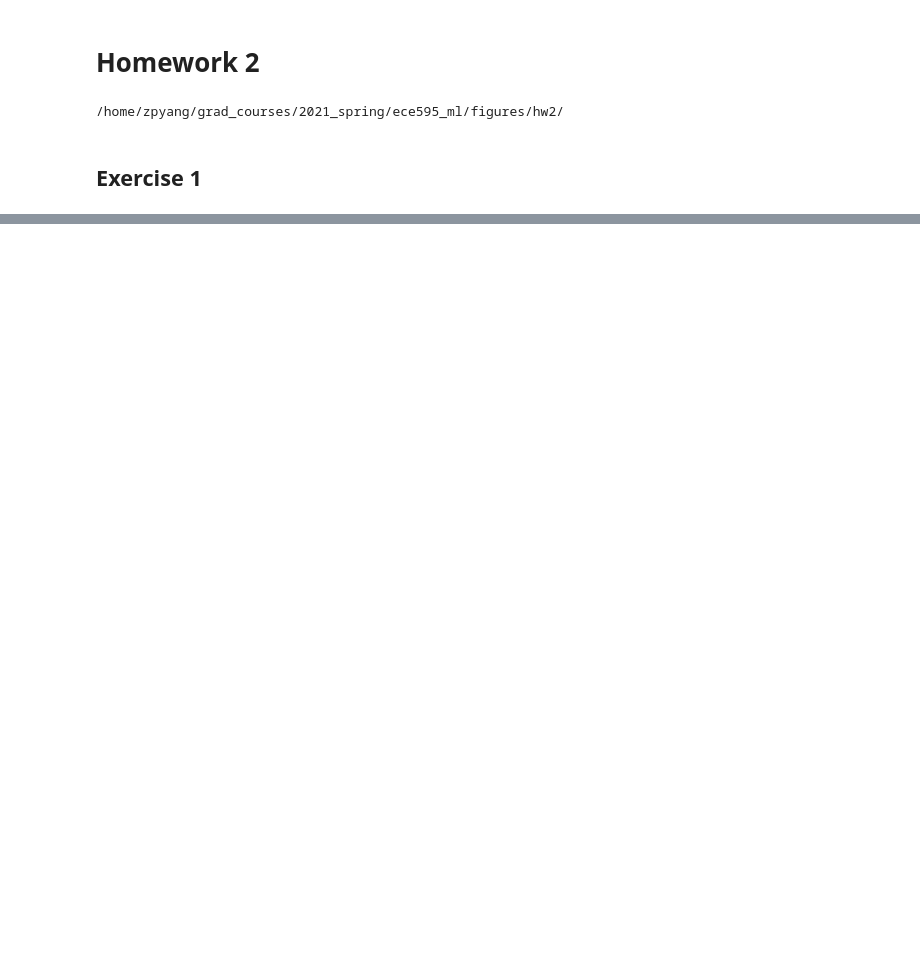
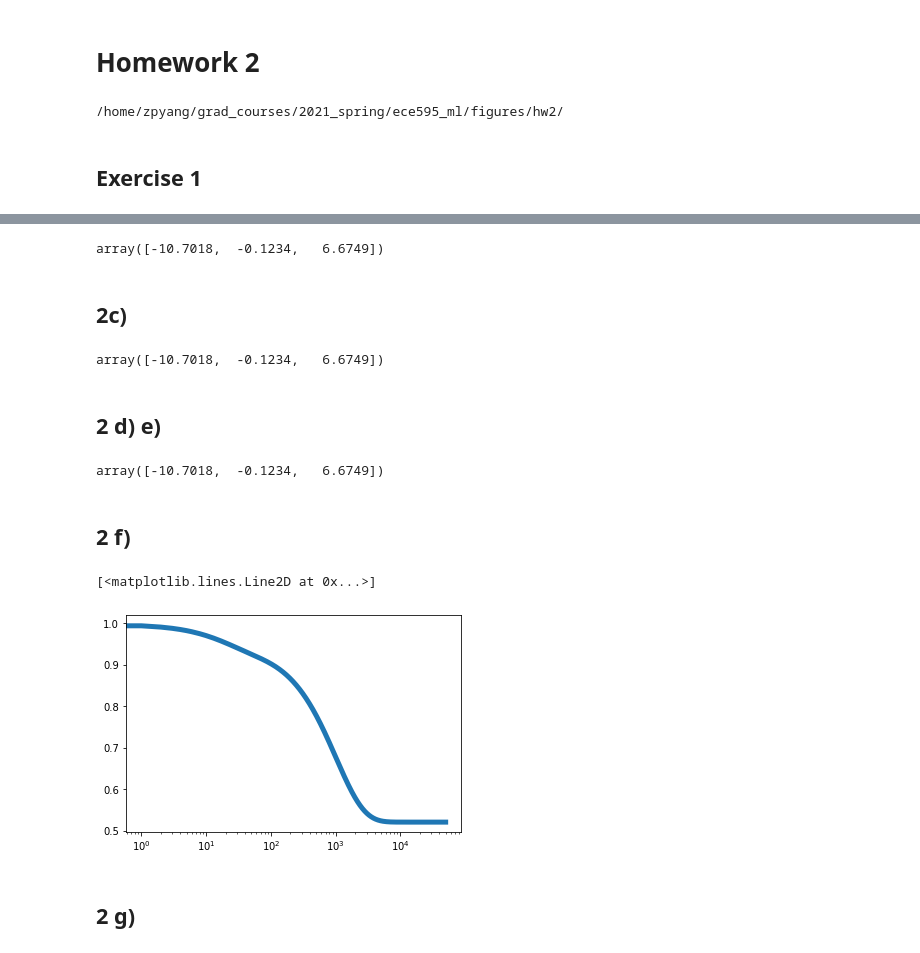
Before and after one commit to zp-yang/grad_courses, a Jupyter notebook: 2021_spring/ece595_ml/hw2.ipynb, the cells around one changed output, grey strips where cells are left out. Saved outputs shown, nothing was run; the diff lists cells and outputs as text; code cells hidden in the pictures; blank space fills up the shorter version.

```diff
--- a/2021_spring/ece595_ml/hw2.ipynb
+++ b/2021_spring/ece595_ml/hw2.ipynb
@@ -41,0 +44,60 @@ array([2.82, 2.22, 2.71, 2.81, 2.55, 2.3 , 3.56, 3.11, 2.46, 4.3 ])
+# %%
+N_male = m_bmi.values.shape[0]
+N_female = f_bmi.values.shape[0]
+N = N_male+N_female
+
+X = np.block([
+    [np.ones(N)],
+    [m_bmi.values, f_bmi.values],
+    [m_stature.values, f_stature.values],
+]).T
+y = np.block([np.ones(N_male), -np.ones(N_female)])
+yT = np.array([y]).T
+
+theta = np.linalg.lstsq(X, y, rcond=None)[0]
+theta
+# %% [output]
+array([-10.7018,  -0.1234,   6.6749])
+# %% [markdown]
+## 2c)
+# %%
+P = 3
+var = cp.Variable(P)
+objective = cp.Minimize(cp.sum_squares(y-X @ var))
+constraints = []
+prob = cp.Problem(objective=objective, constraints=constraints)
+prob.solve()
+theta = var.value
+theta
+# %% [output]
+array([-10.7018,  -0.1234,   6.6749])
+# %% [markdown]
+## 2 d) e)
+# %%
+n = 50000
+theta0 = np.zeros(3);
+theta_k = theta0
+
+A = X.T @ X
+b = X.T @ y
+cost_normal = []
+for k in range(n):
+    d_k = -2*A @ theta_k + 2*b
+    alpha_k = -0.5 * (d_k.T @ d_k) /(d_k.T @ A @ d_k)
+    theta_k = theta_k - alpha_k * d_k
+    cost_normal.append(np.linalg.norm(y - X @ theta_k)**2/N)
+cost_normal = np.array(cost_normal)
+theta = theta_k
+theta
+# %% [output]
+array([-10.7018,  -0.1234,   6.6749])
+# %% [markdown]
+## 2 f)
+# %%
+plt.figure()
+plt.semilogx(cost_normal, linewidth=5)
+# %% [output]
+[<matplotlib.lines.Line2D at 0x...>]
+[figure, added]
+# %% [markdown]
+## 2 g)
```
Also changed, not shown: parts of 19 cells of this notebook, 11 other files.
